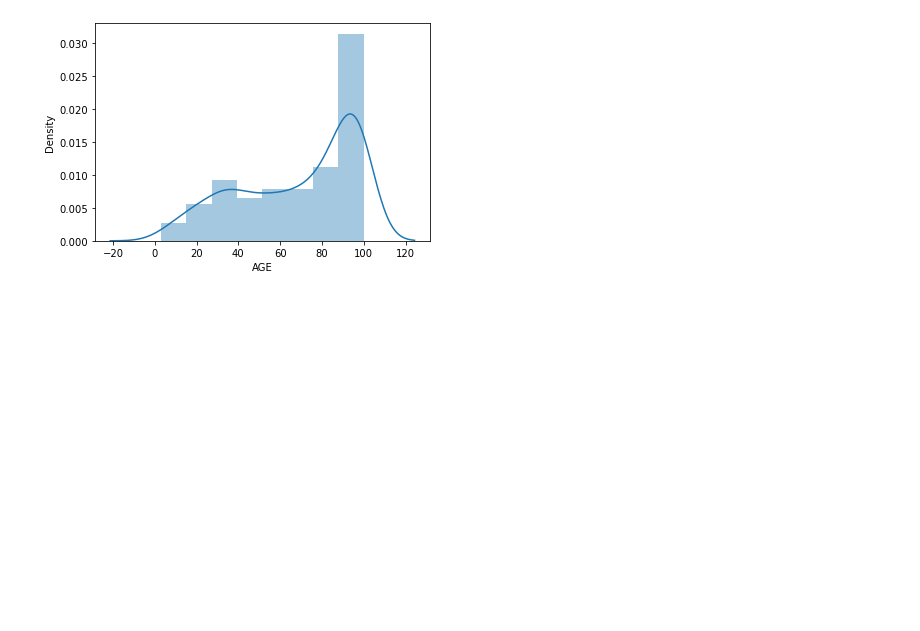
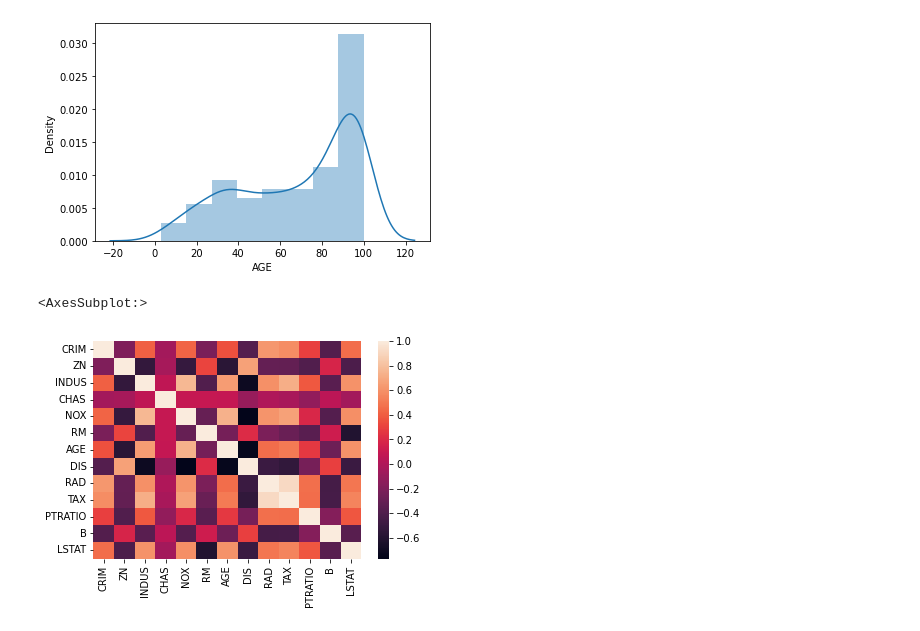
Before and after one commit to varunrhebbar/Python-programs, a Jupyter notebook: Seaborn/House-price-prediction.ipynb, the cells around one changed output. Cells and saved outputs as stored; diff of their text form; code cells hidden in the pictures; blank space fills up the shorter version.

```diff
--- a/Seaborn/House-price-prediction.ipynb
+++ b/Seaborn/House-price-prediction.ipynb
@@ -40,3 +40,9 @@ sns.distplot(res['AGE'])
 # %% [output]
 <AxesSubplot:xlabel='AGE', ylabel='Density'>
 [figure]
+# %%
+correlation=res.corr()
+sns.heatmap(correlation)
+# %% [output]
+<AxesSubplot:>
+[figure, added]
```
Also changed, not shown: parts of 1 cell of this notebook.
